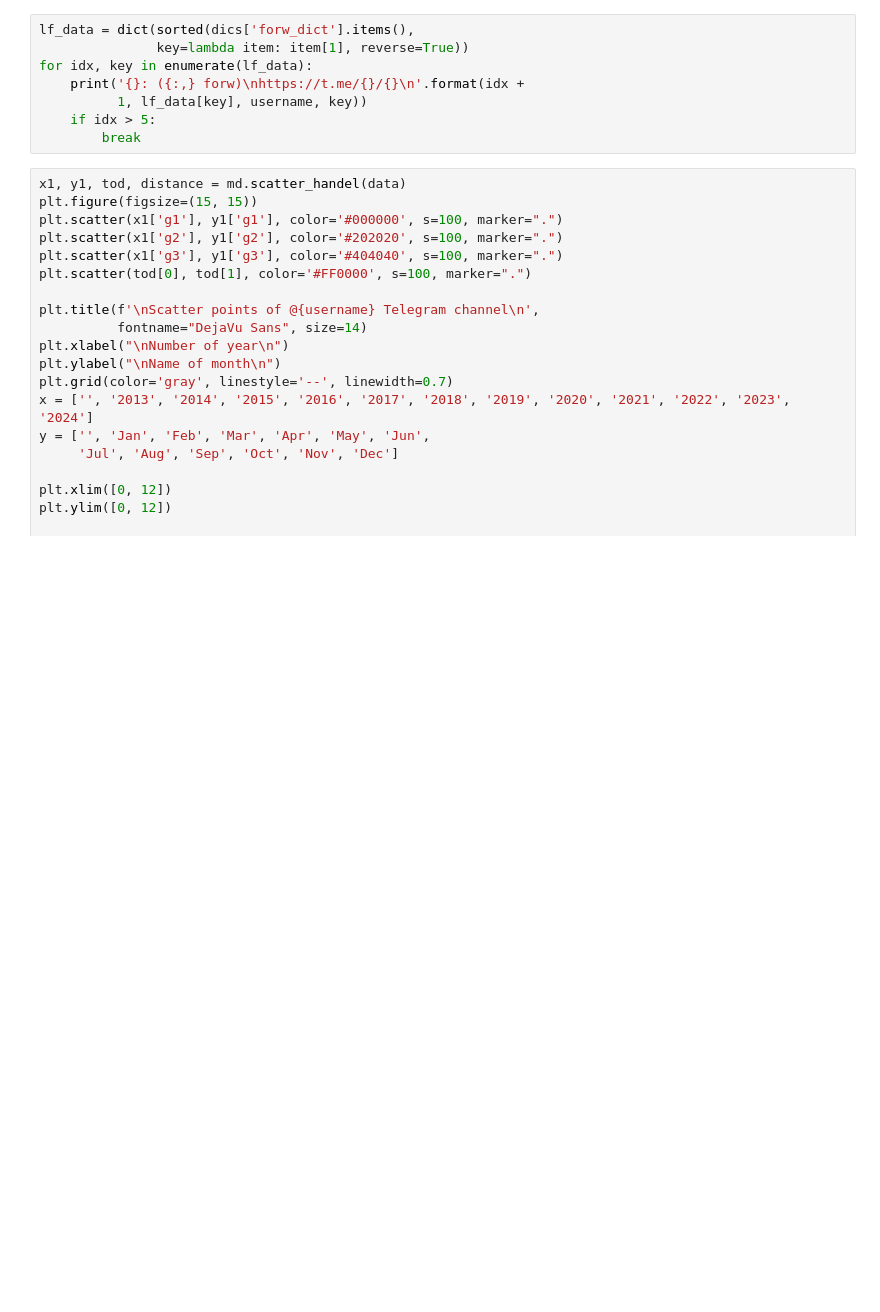
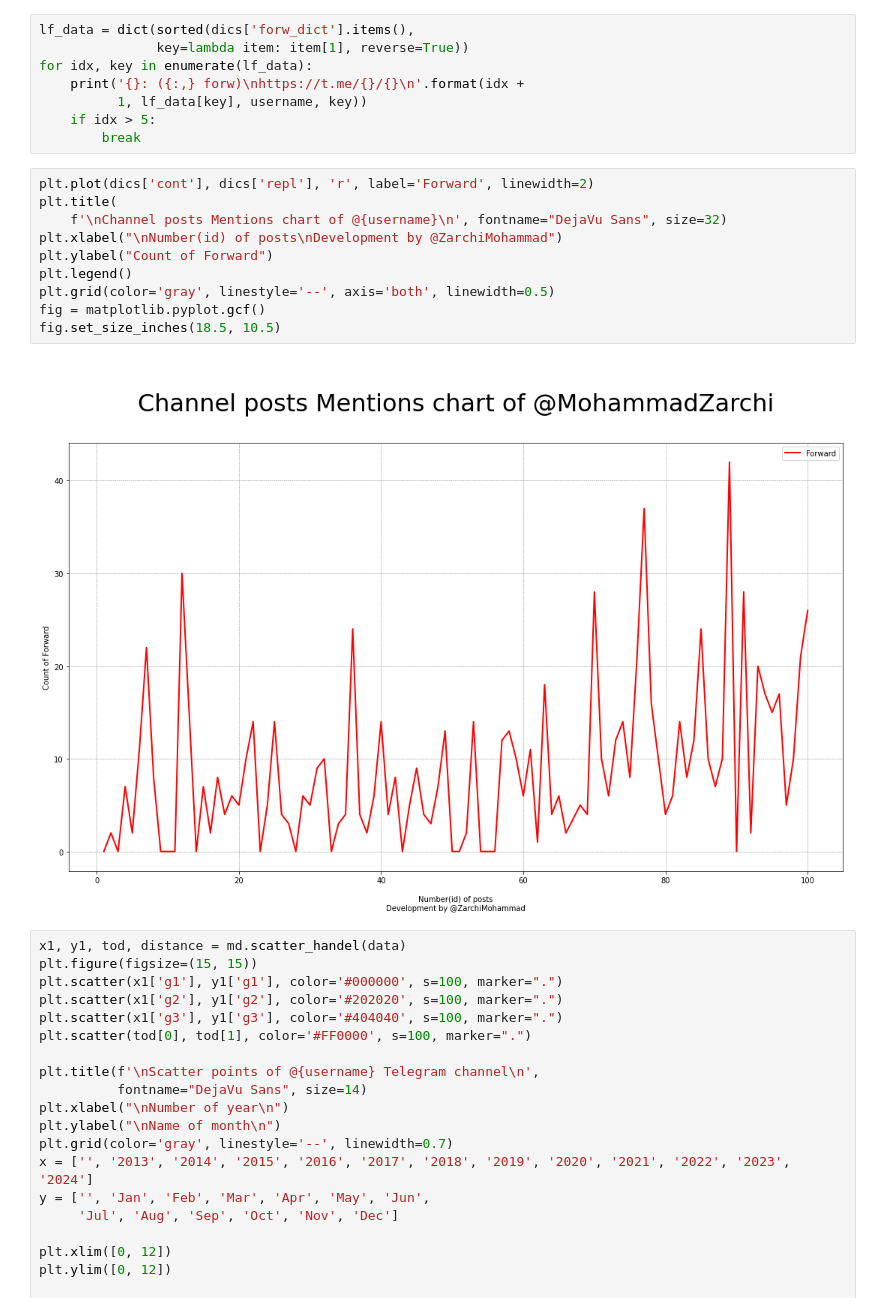
Before and after one commit to mzarchi/telegram, a Jupyter notebook: channel/analysis.ipynb, the cells around one changed output. Cells and saved outputs as stored; diff of their text form; blank space fills up the shorter version.

Commit message:
Add reply chart

```diff
--- a/channel/analysis.ipynb
+++ b/channel/analysis.ipynb
@@ -49,6 +49,18 @@ for idx, key in enumerate(lf_data):
           1, lf_data[key], username, key))
     if idx > 5:
         break
+# %%
+plt.plot(dics['cont'], dics['repl'], 'r', label='Forward', linewidth=2)
+plt.title(
+    f'\nChannel posts Mentions chart of @{username}\n', fontname="DejaVu Sans", size=32)
+plt.xlabel("\nNumber(id) of posts\nDevelopment by @ZarchiMohammad")
+plt.ylabel("Count of Forward")
+plt.legend()
+plt.grid(color='gray', linestyle='--', axis='both', linewidth=0.5)
+fig = matplotlib.pyplot.gcf()
+fig.set_size_inches(18.5, 10.5)
+# %% [output]
+[figure, added]
 # %%
 x1, y1, tod, distance = md.scatter_handel(data)
 plt.figure(figsize=(15, 15))
```
